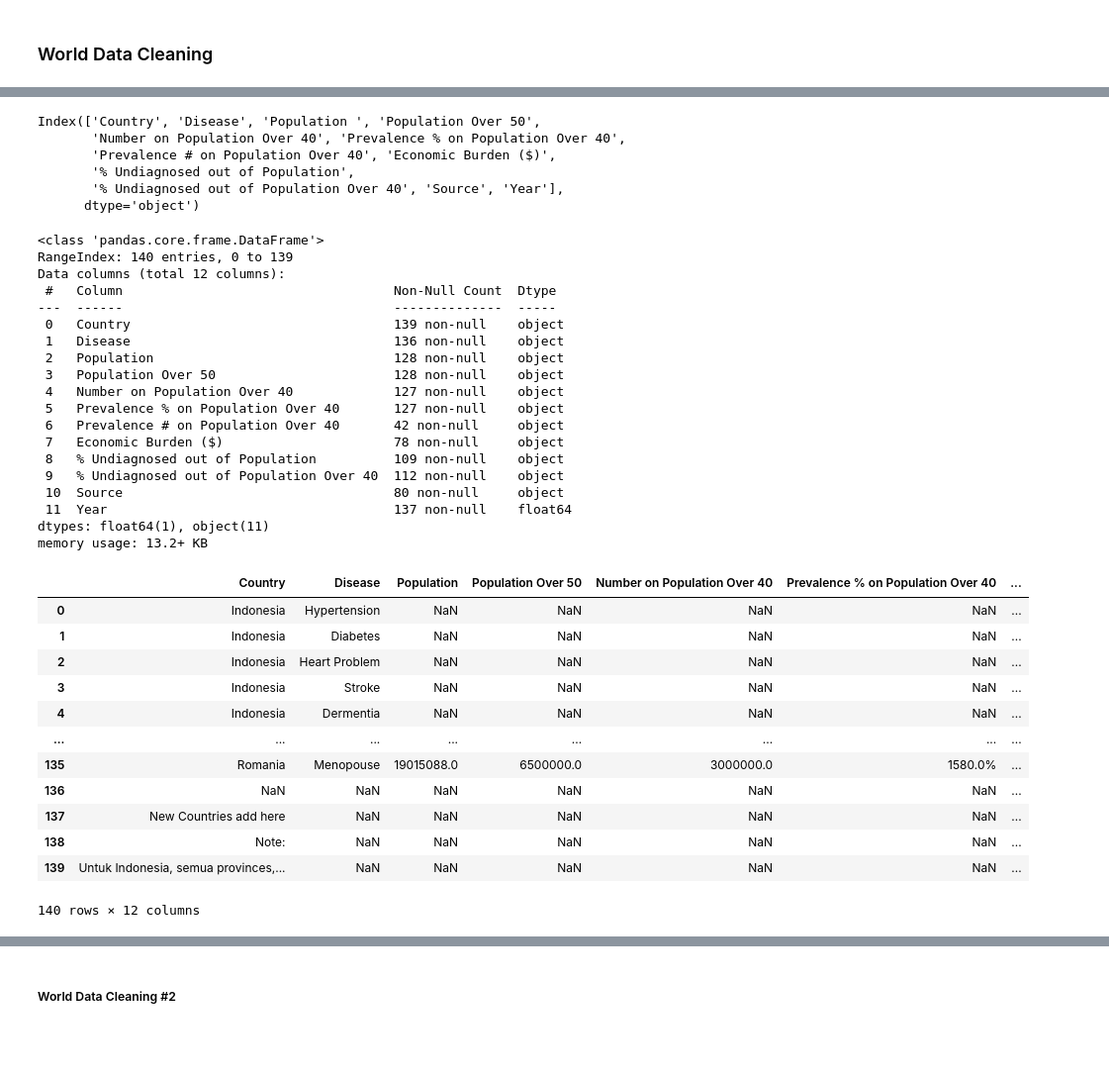
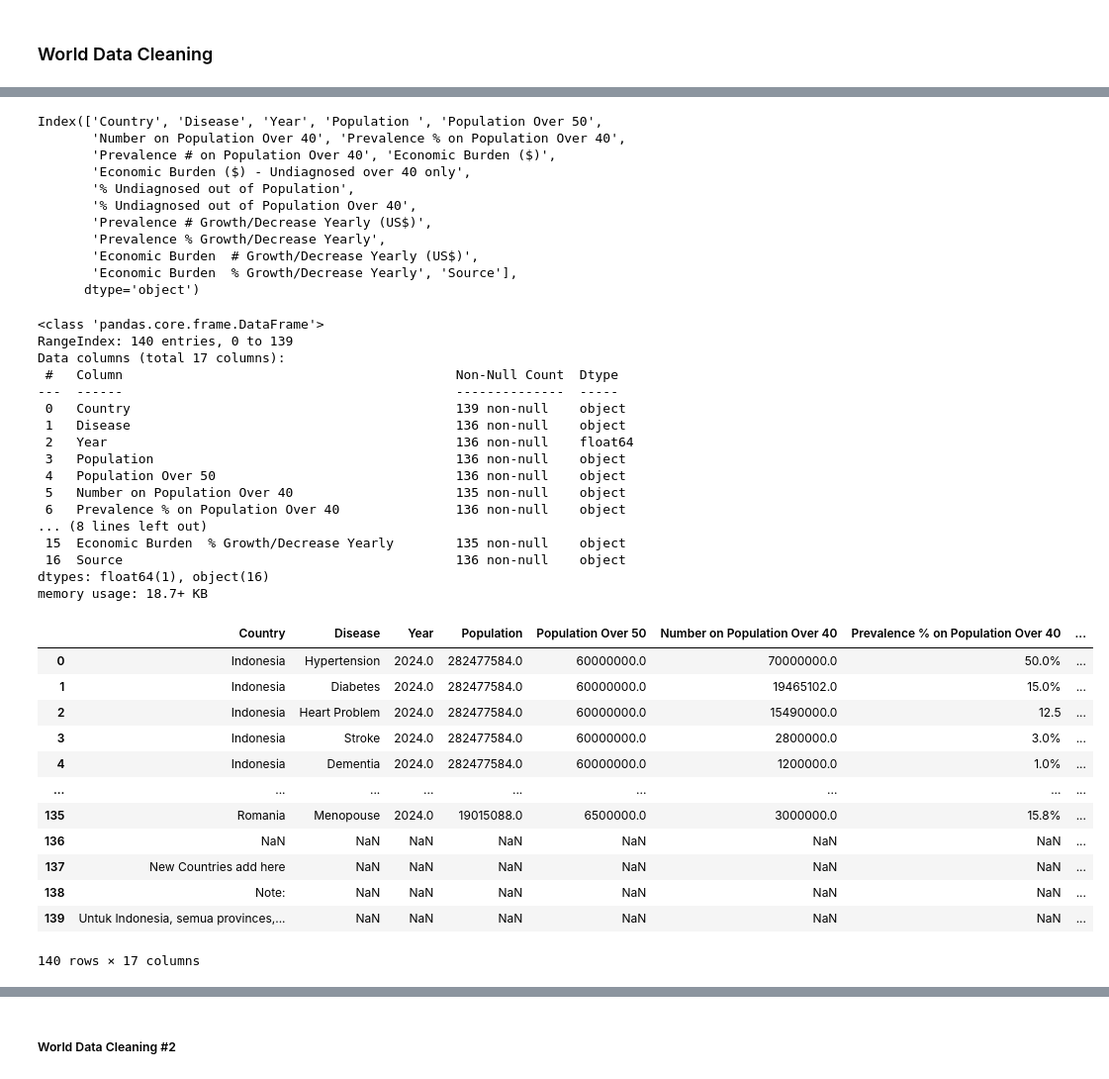
Before and after one commit to Gaia-Dental-Studio/GMed_Impact_Evaluation, a Jupyter notebook: eda.ipynb, the cells around one changed output, grey strips where cells are left out. Shown at 99% size. Cells and saved outputs as stored; diff of their text form; code cells hidden in the pictures; blank space fills up the shorter version.

```diff
--- a/eda.ipynb
+++ b/eda.ipynb
@@ -1064,7 +1064,7 @@ combined_df
 import pandas as pd
 import numpy as np
 # %%
-data = pd.read_csv('world_data.csv')
+data = pd.read_csv('world_data_new.csv')
 # %%
 data
 # %% [output]
@@ -1084,51 +1084,54 @@ data
 # %%
 data.columns
 # %% [output]
-Index(['Country', 'Disease', 'Population ', 'Population Over 50',
+Index(['Country', 'Disease', 'Year', 'Population ', 'Population Over 50',
        'Number on Population Over 40', 'Prevalence % on Population Over 40',
        'Prevalence # on Population Over 40', 'Economic Burden ($)',
+       'Economic Burden ($) - Undiagnosed over 40 only',
        '% Undiagnosed out of Population',
-       '% Undiagnosed out of Population Over 40', 'Source', 'Year'],
+       '% Undiagnosed out of Population Over 40',
+       'Prevalence # Growth/Decrease Yearly (US$)',
+       'Prevalence % Growth/Decrease Yearly',
+       'Economic Burden  # Growth/Decrease Yearly (US$)',
+       'Economic Burden  % Growth/Decrease Yearly', 'Source'],
       dtype='object')
 # %%
 data.info()
 # %% [output]
 <class 'pandas.core.frame.DataFrame'>
 RangeIndex: 140 entries, 0 to 139
-Data columns (total 12 columns):
- #   Column                                   Non-Null Count  Dtype
----  ------                                   --------------  -----
- 0   Country                                  139 non-null    object
- 1   Disease                                  136 non-null    object
- 2   Population                               128 non-null    object
- 3   Population Over 50                       128 non-null    object
- 4   Number on Population Over 40             127 non-null    object
- 5   Prevalence % on Population Over 40       127 non-null    object
- 6   Prevalence # on Population Over 40       42 non-null     object
- 7   Economic Burden ($)                      78 non-null     object
- 8   % Undiagnosed out of Population          109 non-null    object
- 9   % Undiagnosed out of Population Over 40  112 non-null    object
- 10  Source                                   80 non-null     object
- 11  Year                                     137 non-null    float64
-dtypes: float64(1), object(11)
-memory usage: 13.2+ KB
+Data columns (total 17 columns):
+ #   Column                                           Non-Null Count  Dtype
+---  ------                                           --------------  -----
+ 0   Country                                          139 non-null    object
+ 1   Disease                                          136 non-null    object
+ 2   Year                                             136 non-null    float64
+ 3   Population                                       136 non-null    object
+ 4   Population Over 50                               136 non-null    object
+ 5   Number on Population Over 40                     135 non-null    object
+ 6   Prevalence % on Population Over 40               136 non-null    object
+... (8 lines left out)
+ 15  Economic Burden  % Growth/Decrease Yearly        135 non-null    object
+ 16  Source                                           136 non-null    object
+dtypes: float64(1), object(16)
+memory usage: 18.7+ KB
 # %%
 # for column number 3,4,5 to delete commas
-data.iloc[:,2:5] = data.iloc[:,2:5].replace(',', '', regex=True).astype(float)
+data.iloc[:,2:6] = data.iloc[:,2:6].replace(',', '', regex=True).astype(float)
 data
 # %% [output]
-|  | Country | Disease | Population | Population Over 50 | Number on Population Over 40 | Prevalence % on Population Over 40 | ... |
-| 0 | Indonesia | Hypertension | NaN | NaN | NaN | NaN | ... |
-| 1 | Indonesia | Diabetes | NaN | NaN | NaN | NaN | ... |
-| 2 | Indonesia | Heart Problem | NaN | NaN | NaN | NaN | ... |
-| 3 | Indonesia | Stroke | NaN | NaN | NaN | NaN | ... |
-| 4 | Indonesia | Dermentia | NaN | NaN | NaN | NaN | ... |
-| ... | ... | ... | ... | ... | ... | ... | ... |
-| 135 | Romania | Menopouse | 19015088.0 | 6500000.0 | 3000000.0 | 1580.0% | ... |
-| 136 | NaN | NaN | NaN | NaN | NaN | NaN | ... |
-| 137 | New Countries add here | NaN | NaN | NaN | NaN | NaN | ... |
-| 138 | Note: | NaN | NaN | NaN | NaN | NaN | ... |
-| 139 | Untuk Indonesia, semua provinces,... | NaN | NaN | NaN | NaN | NaN | ... |
+|  | Country | Disease | Year | Population | Population Over 50 | Number on Population Over 40 | Prevalence % on Population Over 40 | ... |
+| 0 | Indonesia | Hypertension | 2024.0 | 282477584.0 | 60000000.0 | 70000000.0 | 50.0% | ... |
+| 1 | Indonesia | Diabetes | 2024.0 | 282477584.0 | 60000000.0 | 19465102.0 | 15.0% | ... |
+| 2 | Indonesia | Heart Problem | 2024.0 | 282477584.0 | 60000000.0 | 15490000.0 | 12.5 | ... |
+| 3 | Indonesia | Stroke | 2024.0 | 282477584.0 | 60000000.0 | 2800000.0 | 3.0% | ... |
+| 4 | Indonesia | Dementia | 2024.0 | 282477584.0 | 60000000.0 | 1200000.0 | 1.0% | ... |
+| ... | ... | ... | ... | ... | ... | ... | ... | ... |
+| 135 | Romania | Menopouse | 2024.0 | 19015088.0 | 6500000.0 | 3000000.0 | 15.8% | ... |
+| 136 | NaN | NaN | NaN | NaN | NaN | NaN | NaN | ... |
+| 137 | New Countries add here | NaN | NaN | NaN | NaN | NaN | NaN | ... |
+| 138 | Note: | NaN | NaN | NaN | NaN | NaN | NaN | ... |
+| 139 | Untuk Indonesia, semua provinces,... | NaN | NaN | NaN | NaN | NaN | NaN | ... |
-140 rows × 12 columns
+140 rows × 17 columns
 # %%
 # for column number 5,8,9 (not including column 6 and 7) to delete '%' and any non-numeric characters, convert to float, and divide by 100
```
Also changed, not shown: parts of 5 cells of this notebook, 4 other files.
